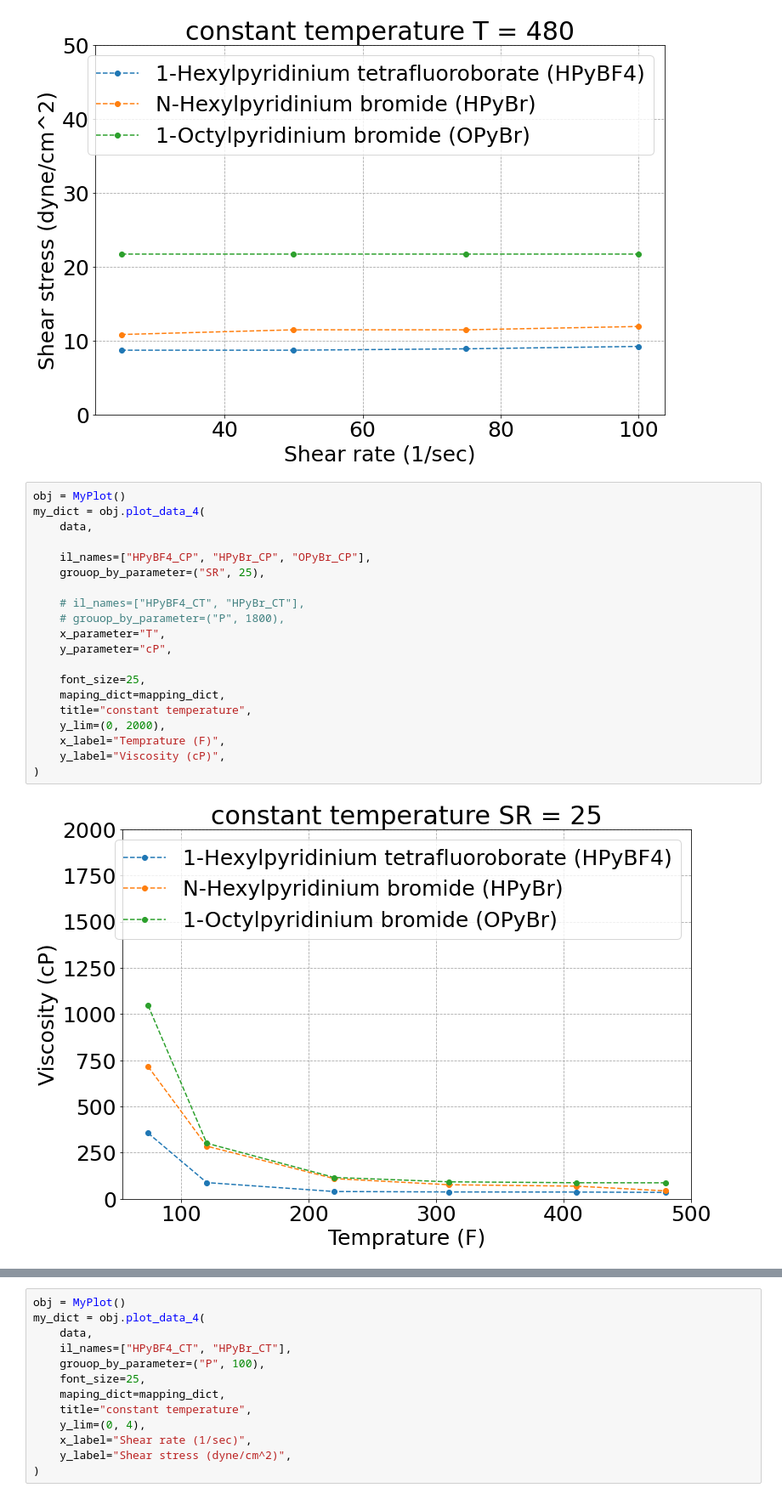
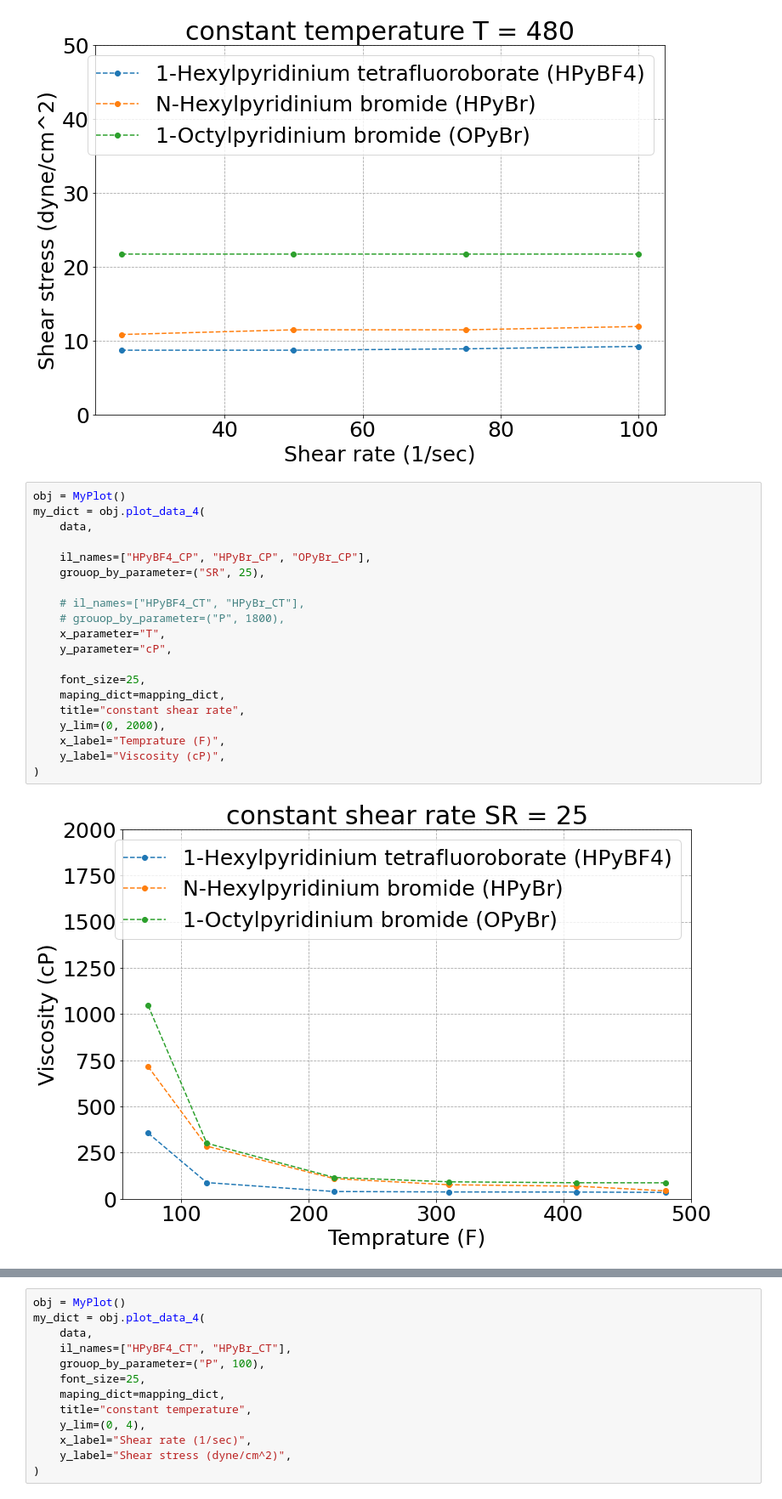
Before and after one commit to Atashnezhad/hpht, a Jupyter notebook: P05.ipynb, the cells around one changed output, grey strips where cells are left out. Shown at 85% size. Saved outputs shown, nothing was run; the diff lists cells and outputs as text.

Commit message:
more plots 2

```diff
--- a/P05.ipynb
+++ b/P05.ipynb
@@ -85,22 +85,22 @@ my_dict = obj.plot_data_4(
 # %%
 obj = MyPlot()
 my_dict = obj.plot_data_4(
     data,
 
     il_names=["HPyBF4_CP", "HPyBr_CP", "OPyBr_CP"],
     grouop_by_parameter=("SR", 25),
 
     # il_names=["HPyBF4_CT", "HPyBr_CT"],
     # grouop_by_parameter=("P", 1800),
     x_parameter="T",
     y_parameter="cP",
 
     font_size=25,
     maping_dict=mapping_dict,
-    title="constant temperature",
+    title="constant shear rate",
     y_lim=(0, 2000),
     x_label="Temprature (F)",
     y_label="Viscosity (cP)",
 )
 # %% [output]
-[figure, old version]
+[figure, new version]
```
Also changed, not shown: parts of 3 cells of this notebook.
